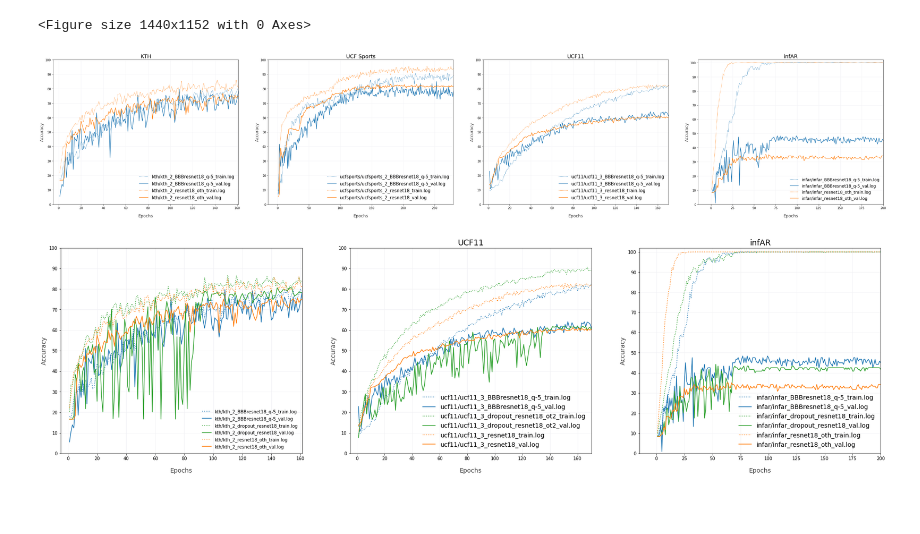
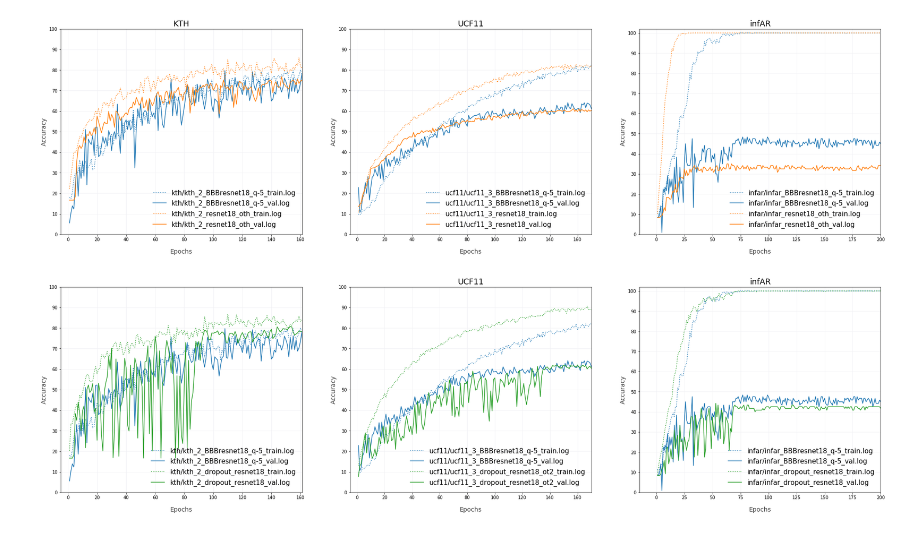
Before and after one commit to mrivar/3D-Bayesian-ResNets-PyTorch, a Jupyter notebook: results/final_plots.ipynb, the cells around one changed output. Cells and saved outputs as stored; diff of their text form; code cells hidden in the pictures; blank space fills up the shorter version.

Commit message:
Last result plots

```diff
--- a/results/final_plots.ipynb
+++ b/results/final_plots.ipynb
@@ -22,10 +22,10 @@ kth.sort()
 # %%
 labels = None
 horizontal = True
-subplots = 140 if horizontal else 220
+subplots = 130#140 if horizontal else 220
 
-f = plt.figure(figsize=(20,16))
-if horizontal: f = plt.figure(figsize=(40,8))
+f = plt.figure(figsize=(33,8.5))#(20,16))
+#if horizontal: f = plt.figure(figsize=(40,8))
 
 
 prefix2 = (kth_prefix+'2_BBB', kth_prefix+'2_resnet18')
@@ -42,63 +42,49 @@ ax.set_ylabel('Accuracy', fontsize=14, alpha=0.75)
 ax.set_xlabel('Epochs', labelpad=15, fontsize=14, alpha=0.75)
 ax.set_title('KTH', fontsize=18)
 
-prefix2 = (ucfsports_prefix+'2_BBB', ucfsports_prefix+'2_resnet18')
-ax = ipypthon_plot_log(ucfsports, prefix=prefix2, suffix=('_val.log', '_train.log'), col=('acc_mean', 'acc'),
-                  subplot=subplots+2 ,figure=f,
-                  labels=['Bayesian ResNet-18 Training', 'Bayesian ResNet-18 Validation',
-                          #'Dropout ResNet-18 Training', 'Dropout ResNet-18 Validation',
-                          'Frequentist ResNet-18 Training', 'Frequentist ResNet-18 Validation'] if labels else None,
-                  linestyles=[':', '-', ':', '-', ':', '-'],
-                  colors=[blue, blue, orange, orange, green, green],
-                  legend_fontsize=15,
-                  xlim=(-15,280), ylim=(0,100), yticks=range(0,101,10))
-ax.set_ylabel('Accuracy', fontsize=14, alpha=0.75)
-ax.set_xlabel('Epochs', labelpad=15, fontsize=14, alpha=0.75)
-ax.set_title('UCF Sports', fontsize=18)
-
 prefix3 = (ucf11_prefix+'3_resnet18', ucf11_prefix+'3_BBB')#, ucf11_prefix+'3_dropout_resnet18_ot2')
 ax = ipypthon_plot_log(ucf11, prefix=prefix3, suffix=('_val.log', '_train.log'), col=('acc_mean', 'acc'),
-                  subplot=subplots+3 ,figure=f,
+                  subplot=subplots+2 ,figure=f,
                   labels=['Bayesian ResNet-18 Training', 'Bayesian ResNet-18 Validation',
                           #'Dropout ResNet-18 Training', 'Dropout ResNet-18 Validation',
                           'Frequentist ResNet-18 Training', 'Frequentist ResNet-18 Validation'] if labels else None,
                   linestyles=[':', '-', ':', '-', ':', '-'],
                   colors=[blue, blue, orange, orange],#[blue, blue, green, green, orange, orange],
                   legend_fontsize=15,
                   xlim=(-5, 170), ylim=(0, 100), yticks=range(0,101,10))
 ax.set_ylabel('Accuracy', fontsize=14, alpha=0.75)
 ax.set_xlabel('Epochs', labelpad=15, fontsize=14, alpha=0.75)
 ax.set_title('UCF11', fontsize=18)
 
 infar_prefix1 = (infar_prefix+'BBB', infar_prefix+'res')
 ax = ipypthon_plot_log(infar, prefix=infar_prefix1, suffix=('_val.log', '_train.log'), col=('acc_mean', 'acc'),
-                  subplot=subplots+4, figure=f,
+                  subplot=subplots+3, figure=f,
                   labels=['Bayesian ResNet-18 Training', 'Bayesian ResNet-18 Validation',
                           #'Dropout ResNet-18 Training', 'Dropout ResNet-18 Validation',
                           'Frequentist ResNet-18 Training', 'Frequentist ResNet-18 Validation'] if labels else None,
                   linestyles=[':', '-', ':', '-', ':', '-'],
                   colors=[blue, blue, orange, orange],#[blue, blue, green, green, orange, orange],
-                  legend_fontsize=14,
+                  legend_fontsize=15,
                   xlim=(-15,200), ylim=(0,102), yticks=range(0,101,10))
 ax.set_ylabel('Accuracy', fontsize=14, alpha=0.75)
 ax.set_xlabel('Epochs', labelpad=15, fontsize=14, alpha=0.75)
 ax.set_title('infAR', fontsize=18)
 
-plt.tight_layout(h_pad=5, w_pad=5)
+#plt.tight_layout(h_pad=5, w_pad=5)
 plt.show()
 # %% [output]
-<Figure size 1440x1152 with 0 Axes>
-[figure, old version]
+[figure, new version]
 # %%
 labels = None
 vertical = None
+only_dropout = True
 
 f = plt.figure(figsize=(33,8.5))# 3 -> 33,8.5 #2 -> 30,11
 if vertical: f = plt.figure(figsize=(11,30))#2 -> 10,18
 
 subplots = 310 if vertical else 130
 
-prefix2 = kth_prefix+'2_'
+prefix2 = (kth_prefix+'2_BBB', kth_prefix+'2_drop') if only_dropout else kth_prefix+'2_'
 ax = ipypthon_plot_log(kth, prefix=prefix2, suffix=('_val.log', '_train.log'), col=('acc_mean', 'acc'),
                   subplot=subplots+1, figure=f,
                   labels=['Bayesian ResNet-18 Training', 'Bayesian ResNet-18 Validation',
@@ -106,11 +92,12 @@ ax = ipypthon_plot_log(kth, prefix=prefix2, suffix=('_val.log', '_train.log'), c
                           'Frequentist ResNet-18 Training', 'Frequentist ResNet-18 Validation'] if labels else None,
                   linestyles=[':', '-', ':', '-', ':', '-'],
                   colors=[blue, blue, green, green, orange, orange],
+                  legend_fontsize=15,
                   xlim=(-5, 161), ylim=(0, 100), yticks=range(0,101,10))
 ax.set_ylabel('Accuracy', fontsize=14, alpha=0.75)
 ax.set_xlabel('Epochs', labelpad=15, fontsize=14, alpha=0.75)
 
-prefix3 = (ucf11_prefix+'3_resnet18', ucf11_prefix+'3_BBB', ucf11_prefix+'3_dropout_resnet18_ot2')
+prefix3 = (ucf11_prefix+'3_BBB', ucf11_prefix+'3_dropout_resnet18_ot2') if only_dropout else (ucf11_prefix+'3_resnet18', ucf11_prefix+'3_BBB', ucf11_prefix+'3_dropout_resnet18_ot2')
 ax = ipypthon_plot_log(ucf11, prefix=prefix3, suffix=('_val.log', '_train.log'), col=('acc_mean', 'acc'),
                   subplot=subplots+2 ,figure=f,
                   labels=['Bayesian ResNet-18 Training', 'Bayesian ResNet-18 Validation',
@@ -118,13 +105,13 @@ ax = ipypthon_plot_log(ucf11, prefix=prefix3, suffix=('_val.log', '_train.log'),
                           'Frequentist ResNet-18 Training', 'Frequentist ResNet-18 Validation'] if labels else None,
                   linestyles=[':', '-', ':', '-', ':', '-'],
                   colors=[blue, blue, green, green, orange, orange],
-                  legend_fontsize=14,
+                  legend_fontsize=15,
                   xlim=(-5, 170), ylim=(0, 100), yticks=range(0,101,10))
 ax.set_ylabel('Accuracy', fontsize=14, alpha=0.75)
 ax.set_xlabel('Epochs', labelpad=15, fontsize=14, alpha=0.75)
 ax.set_title('UCF11', fontsize=18)
 
-infar_prefix1 = (infar_prefix+'BBB', infar_prefix+'res', infar_prefix+'drop')
+infar_prefix1 = (infar_prefix+'BBB', infar_prefix+'drop') if only_dropout else (infar_prefix+'BBB', infar_prefix+'res', infar_prefix+'drop')
 ax = ipypthon_plot_log(infar, prefix=infar_prefix1, suffix=('_val.log', '_train.log'),
                   subplot=subplots+3 ,col=('acc_mean', 'acc'), figure=f,
                   labels=['Bayesian ResNet-18 Training', 'Bayesian ResNet-18 Validation',
@@ -132,7 +119,7 @@ ax = ipypthon_plot_log(infar, prefix=infar_prefix1, suffix=('_val.log', '_train.
                           'Frequentist ResNet-18 Training', 'Frequentist ResNet-18 Validation'] if labels else None,
                   linestyles=[':', '-', ':', '-', ':', '-'],
                   colors=[blue, blue, green, green, orange, orange],
-                  legend_fontsize=14,
+                  legend_fontsize=15,
                   xlim=(-15,200), ylim=(0,102), yticks=range(0,101,10))
 ax.set_ylabel('Accuracy', fontsize=14, alpha=0.75)
 ax.set_xlabel('Epochs', labelpad=15, fontsize=14, alpha=0.75)
@@ -141,7 +128,7 @@ ax.set_title('infAR', fontsize=18)
 #plt.tight_layout()
 plt.show()
 # %% [output]
-[figure, old version]
+[figure, new version]
 # %%
 labels = None
 f = plt.figure(figsize=(30,11))
```
Also changed, not shown: parts of 1 cell of this notebook, 17 other files.
